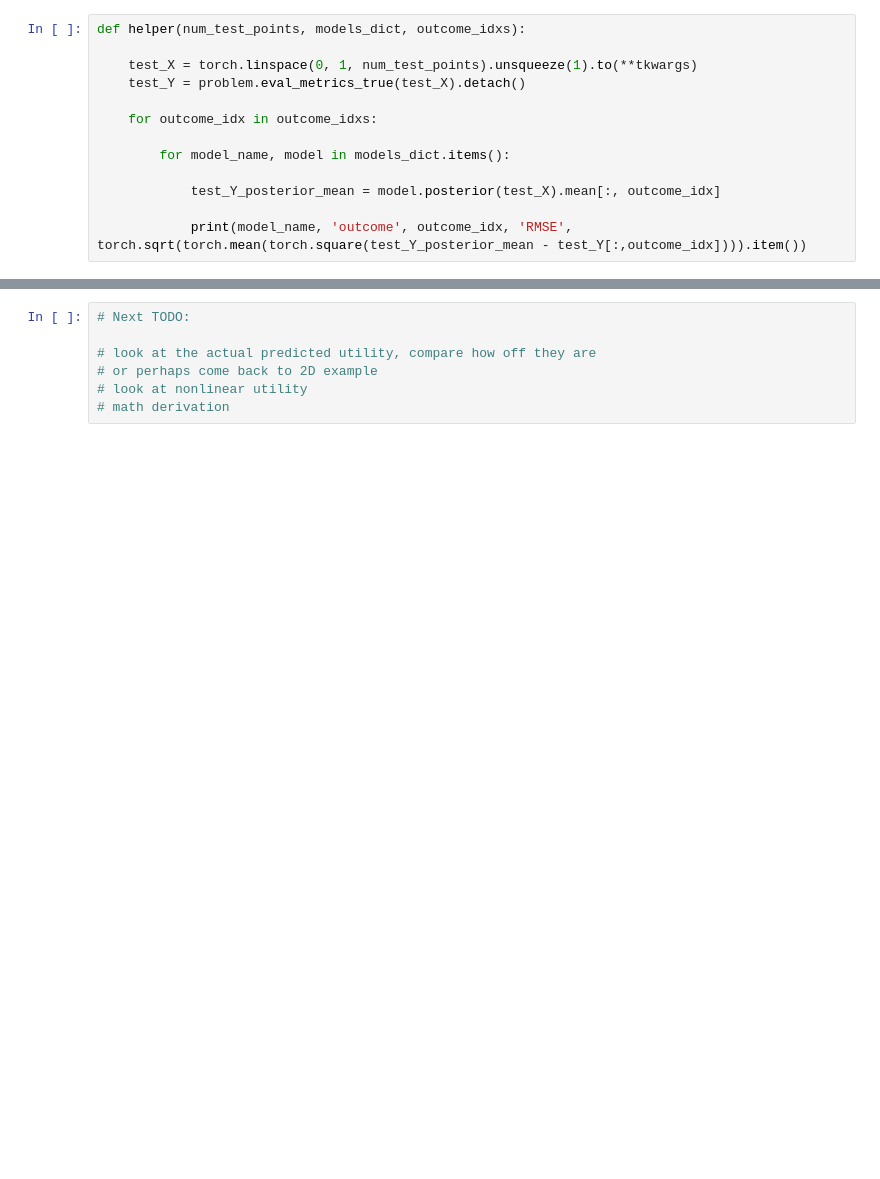
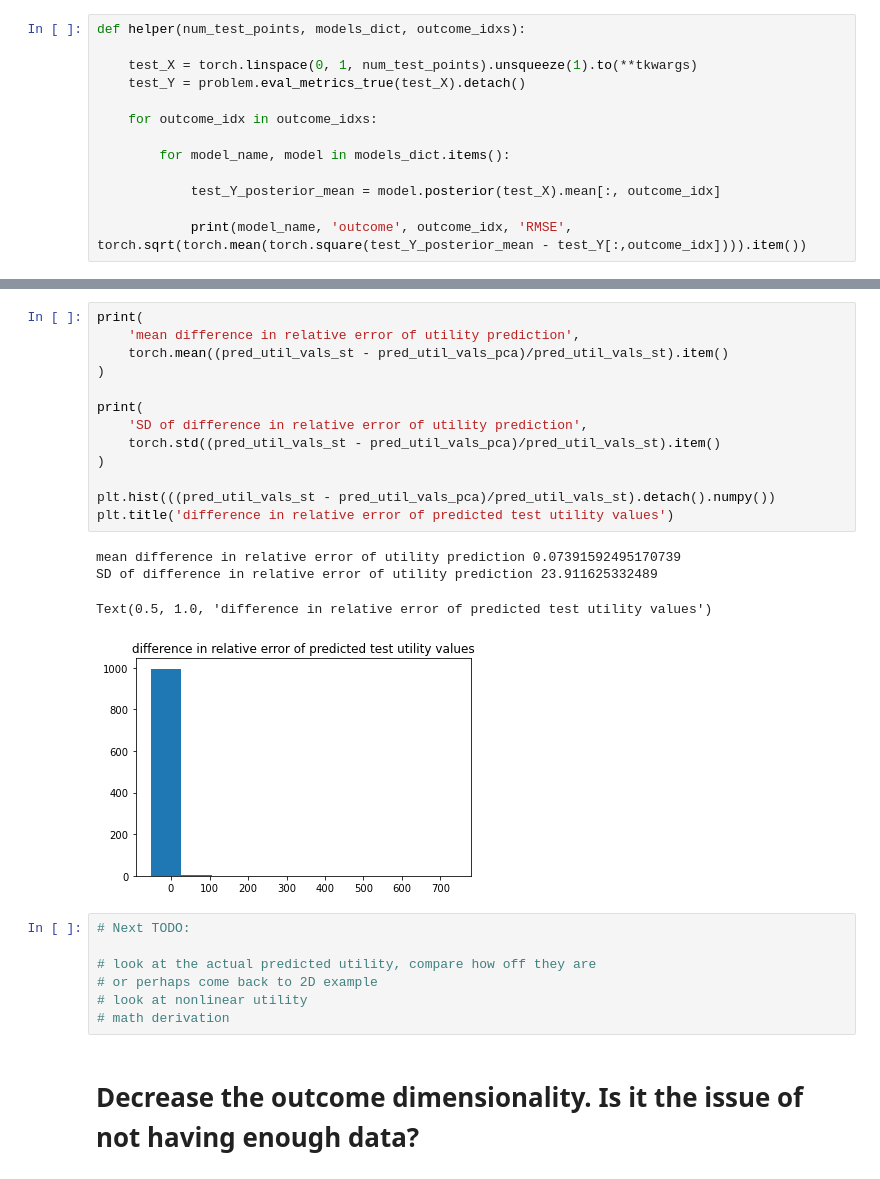
Before and after one commit to zyyjjj/low_rank_BOPE, a Jupyter notebook: notebooks/[Demo]_synthetic_2D_simulation_with_PCAGP.ipynb, the cells around one changed output, grey strips where cells are left out. Cells and saved outputs as stored; diff of their text form; blank space fills up the shorter version.

```diff
--- a/notebooks/[Demo]_synthetic_2D_simulation_with_PCAGP.ipynb
+++ b/notebooks/[Demo]_synthetic_2D_simulation_with_PCAGP.ipynb
@@ -628,3 +605,21 @@ cpu_util:  tensor([ 2.4877e+00, -3.1806e+01, -4.8423e+01, -1.1004e+01, -4.2928e+
+# %%
+print(
+    'mean difference in relative error of utility prediction',
+    torch.mean((pred_util_vals_st - pred_util_vals_pca)/pred_util_vals_st).item()
+)
+
+print(
+    'SD of difference in relative error of utility prediction',
+    torch.std((pred_util_vals_st - pred_util_vals_pca)/pred_util_vals_st).item()
+)
+
+plt.hist(((pred_util_vals_st - pred_util_vals_pca)/pred_util_vals_st).detach().numpy())
+plt.title('difference in relative error of predicted test utility values')
+# %% [output]
+mean difference in relative error of utility prediction 0.07391592495170739
+SD of difference in relative error of utility prediction 23.911625332489
+Text(0.5, 1.0, 'difference in relative error of predicted test utility values')
+[figure, added]
 # %%
 # Next TODO:
 
@@ -632,3 +627,5 @@ cpu_util:  tensor([ 2.4877e+00, -3.1806e+01, -4.8423e+01, -1.1004e+01, -4.2928e+
 # or perhaps come back to 2D example
 # look at nonlinear utility
 # math derivation
+# %% [markdown]
+# Decrease the outcome dimensionality. Is it the issue of not having enough data?
```
Also changed, not shown: parts of 22 cells of this notebook.
